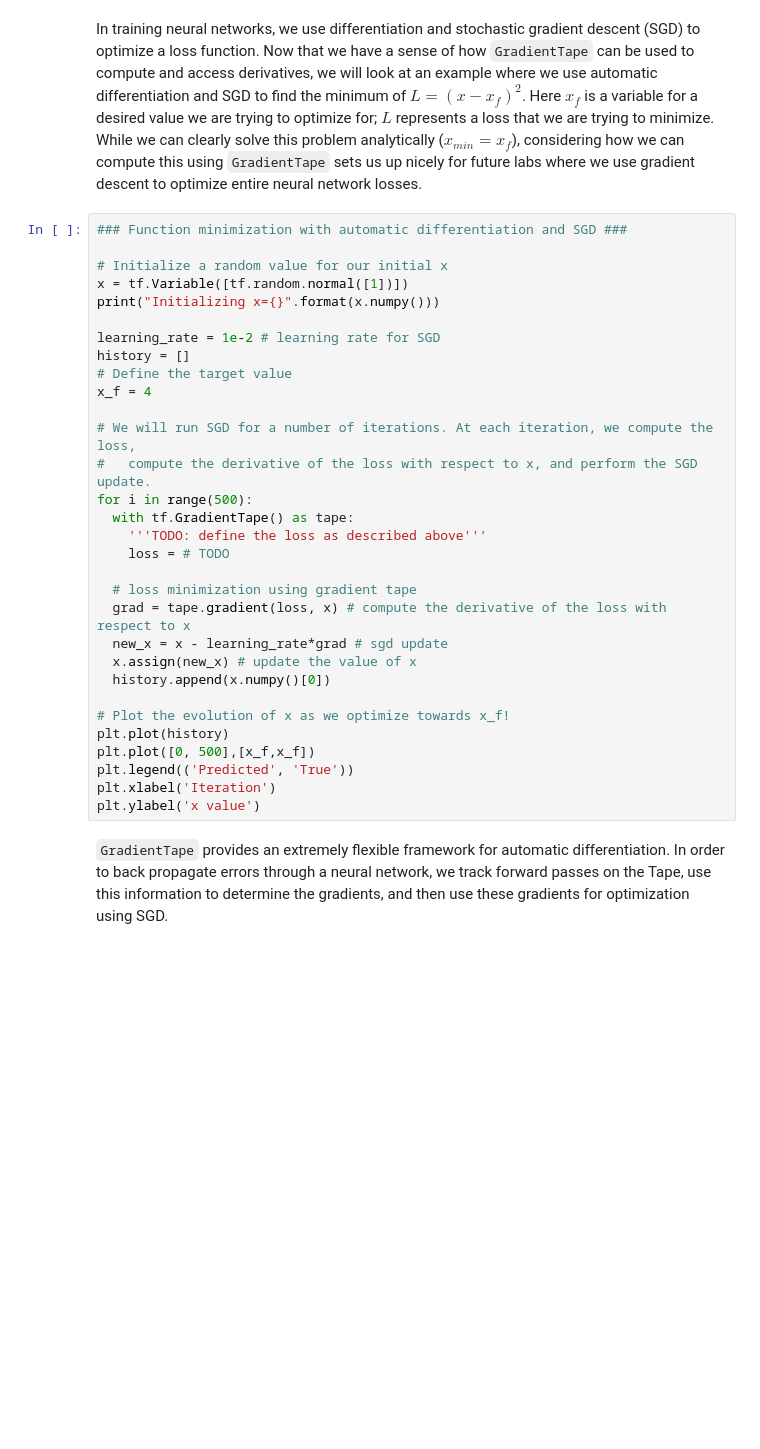
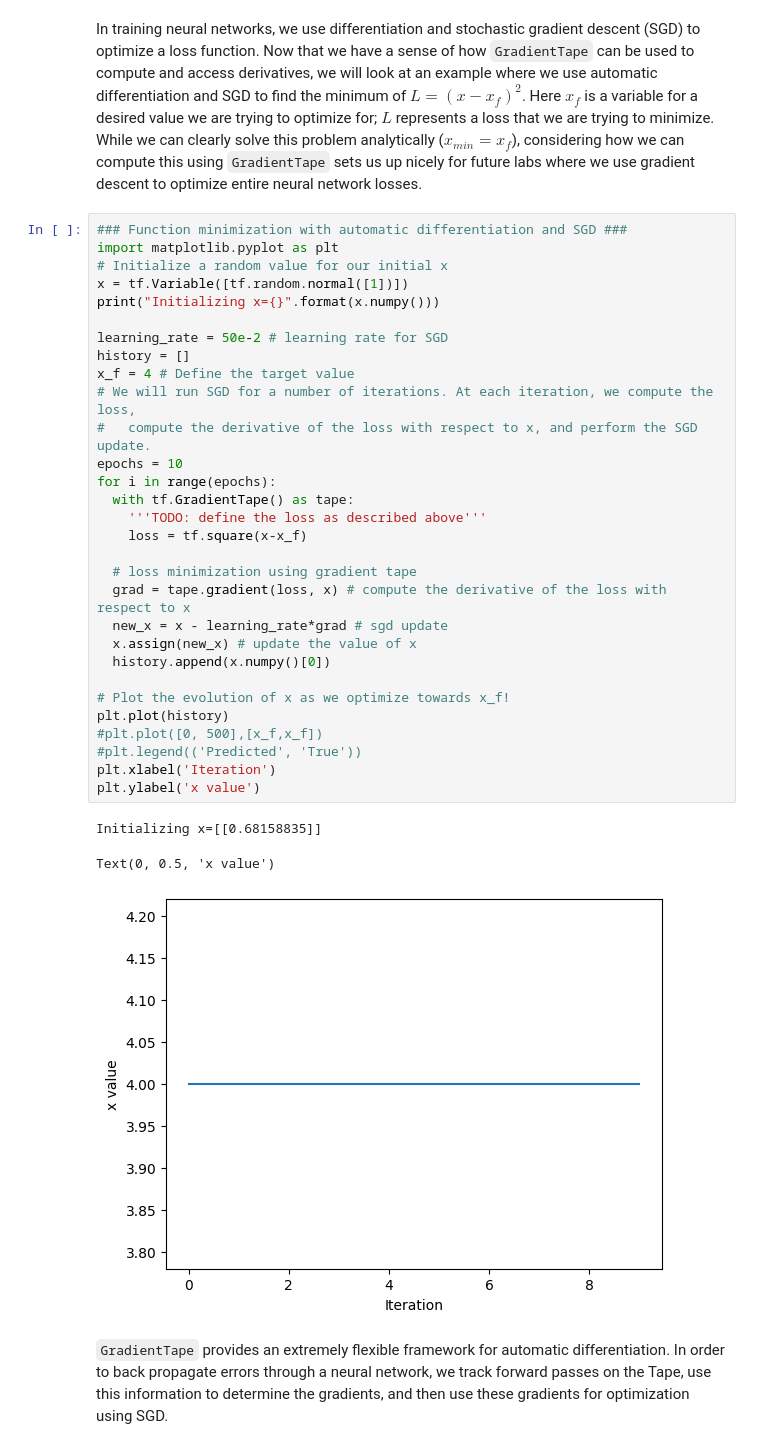
Before and after one commit to Mohammad-Ibtesam/CodeAlpha-Recommendation-System-ML-Task1, a Jupyter notebook: lab1/TF_Part1_Intro.ipynb, the cells around one changed output. Cells and saved outputs as stored; diff of their text form; blank space fills up the shorter version.

```diff
--- a/lab1/TF_Part1_Intro.ipynb
+++ b/lab1/TF_Part1_Intro.ipynb
@@ -320,34 +316,37 @@ assert dy_dx.numpy() == 6.0
 In training neural networks, we use differentiation and stochastic gradient descent (SGD) to optimize a loss function. Now that we have a sense of how `GradientTape` can be used to compute and access derivatives, we will look at an example where we use automatic differentiation and SGD to find the minimum of $L=(x-x_f)^2$. Here $x_f$ is a variable for a desired value we are trying to optimize for; $L$ represents a loss that we are trying to  minimize. While we can clearly solve this problem analytically ($x_{min}=x_f$), considering how we can compute this using `GradientTape` sets us up nicely for future labs where we use gradient descent to optimize entire neural network losses.
 # %%
 ### Function minimization with automatic differentiation and SGD ###
-
+import matplotlib.pyplot as plt
 # Initialize a random value for our initial x
 x = tf.Variable([tf.random.normal([1])])
 print("Initializing x={}".format(x.numpy()))
 
-learning_rate = 1e-2 # learning rate for SGD
+learning_rate = 50e-2 # learning rate for SGD
 history = []
-# Define the target value
-x_f = 4
-
+x_f = 4 # Define the target value
 # We will run SGD for a number of iterations. At each iteration, we compute the loss,
 #   compute the derivative of the loss with respect to x, and perform the SGD update.
-for i in range(500):
+epochs = 10
+for i in range(epochs):
   with tf.GradientTape() as tape:
     '''TODO: define the loss as described above'''
-    loss = # TODO
+    loss = tf.square(x-x_f)
 
   # loss minimization using gradient tape
   grad = tape.gradient(loss, x) # compute the derivative of the loss with respect to x
   new_x = x - learning_rate*grad # sgd update
   x.assign(new_x) # update the value of x
   history.append(x.numpy()[0])
 
 # Plot the evolution of x as we optimize towards x_f!
 plt.plot(history)
-plt.plot([0, 500],[x_f,x_f])
-plt.legend(('Predicted', 'True'))
+#plt.plot([0, 500],[x_f,x_f])
+#plt.legend(('Predicted', 'True'))
 plt.xlabel('Iteration')
 plt.ylabel('x value')
+# %% [output]
+Initializing x=[[0.68158835]]
+Text(0, 0.5, 'x value')
+[figure, added]
 # %% [markdown]
 `GradientTape` provides an extremely flexible framework for automatic differentiation. In order to back propagate errors through a neural network, we track forward passes on the Tape, use this information to determine the gradients, and then use these gradients for optimization using SGD.
```
Also changed, not shown: parts of 12 cells of this notebook.
